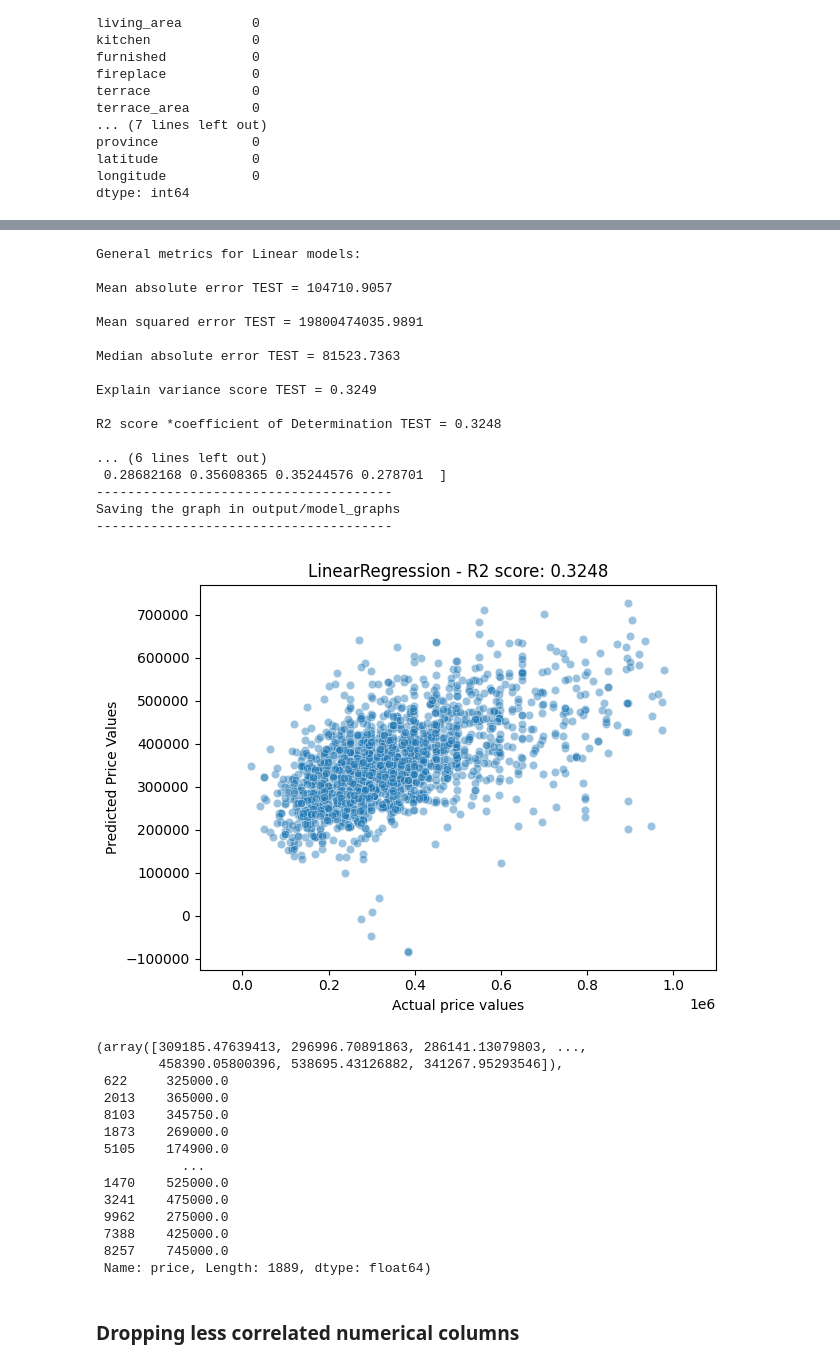
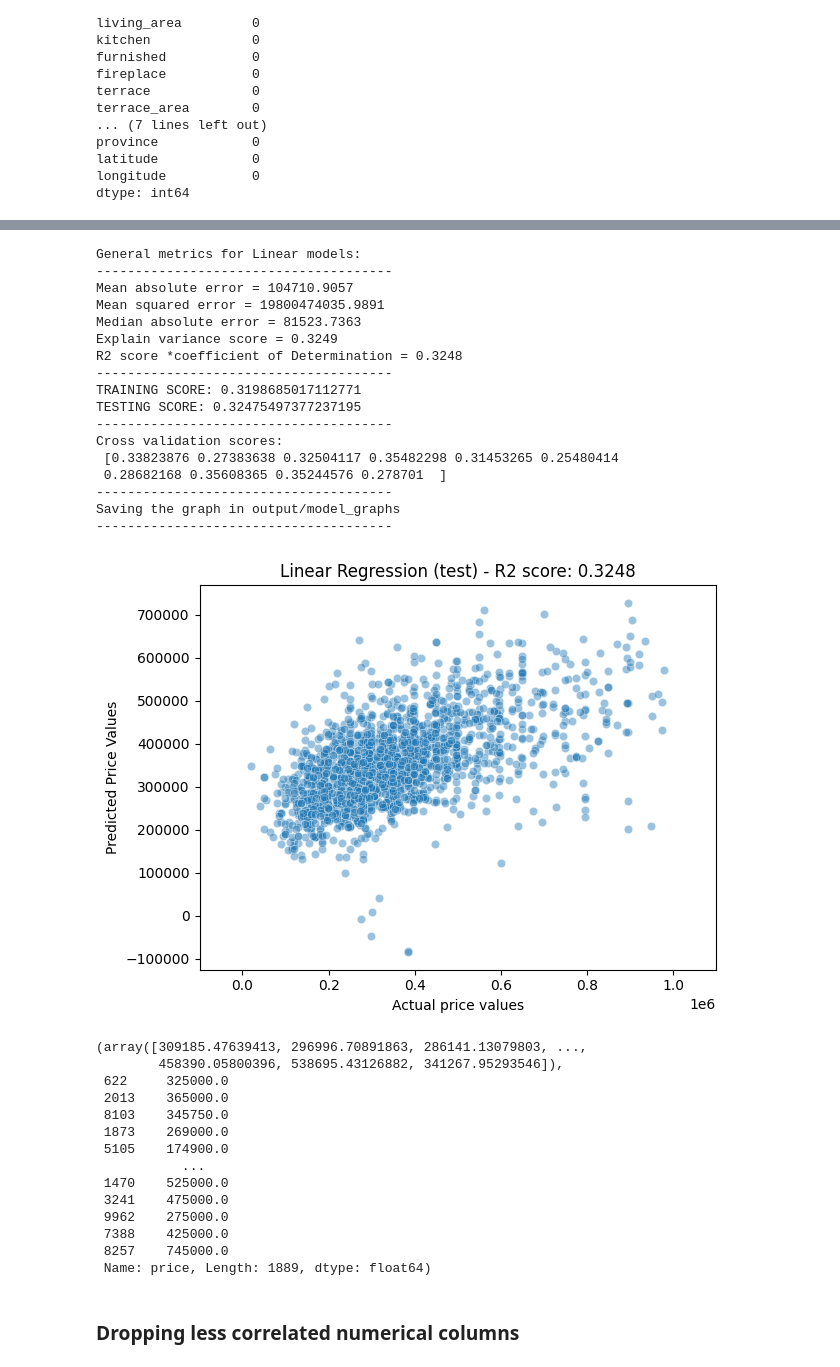
Before and after one commit to nikolaaswillaert/ImmoElizaDataAnalysis, a Jupyter notebook: main.ipynb, the cells around one changed output, grey strips where cells are left out. Cells and saved outputs as stored; diff of their text form; code cells hidden in the pictures.

```diff
--- a/main.ipynb
+++ b/main.ipynb
@@ -72,5 +72,5 @@ y = df['price']
 # %%
 from src.model_functions import train_linear_regr
 
-train_linear_regr(X, y)
+train_linear_regr(X, y, 'Linear Regression (test)')
 # %% [output]
@@ -83,21 +83,21 @@ To enable the following instructions: AVX2 AVX512F AVX512_VNNI FMA, in other ope
 General metrics for Linear models:
-
-Mean absolute error TEST = 104710.9057
-
-Mean squared error TEST = 19800474035.9891
-
-Median absolute error TEST = 81523.7363
-
-Explain variance score TEST = 0.3249
-
-R2 score *coefficient of Determination TEST = 0.3248
-
-... (6 lines left out)
+--------------------------------------
+Mean absolute error = 104710.9057
+Mean squared error = 19800474035.9891
+Median absolute error = 81523.7363
+Explain variance score = 0.3249
+R2 score *coefficient of Determination = 0.3248
+--------------------------------------
+TRAINING SCORE: 0.3198685017112771
+TESTING SCORE: 0.32475497377237195
+--------------------------------------
+Cross validation scores:
+ [0.33823876 0.27383638 0.32504117 0.35482298 0.31453265 0.25480414
  0.28682168 0.35608365 0.35244576 0.278701  ]
 --------------------------------------
 Saving the graph in output/model_graphs
 --------------------------------------
-[figure, old version]
+[figure, new version]
 (array([309185.47639413, 296996.70891863, 286141.13079803, ...,
         458390.05800396, 538695.43126882, 341267.95293546]),
  622     325000.0
```
Also changed, not shown: parts of 13 cells of this notebook, 12 other files.
